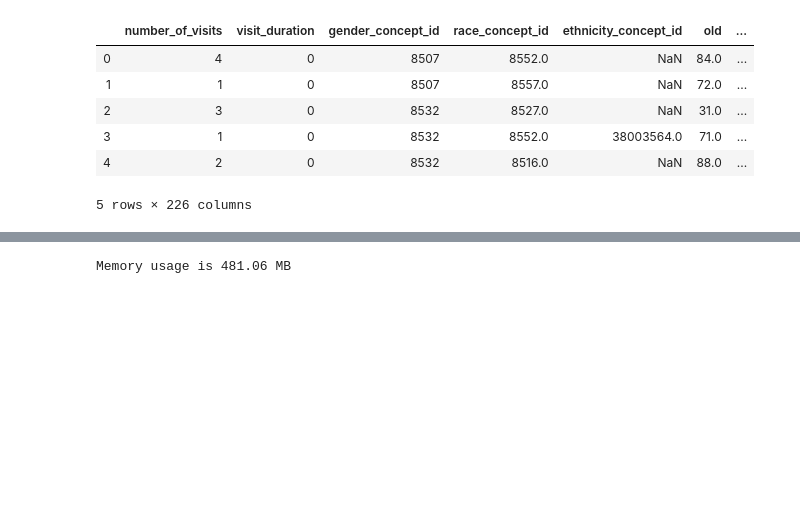
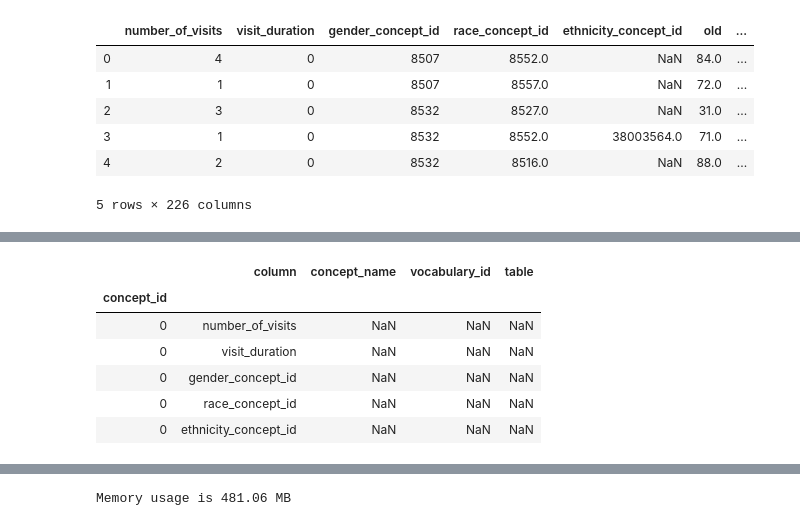
Before and after one commit to romirmoza/omop-cdm-postgresql, a Jupyter notebook: XGB_model_4.ipynb, the cells around one changed output, grey strips where cells are left out. Saved outputs shown, nothing was run; the diff lists cells and outputs as text; code cells hidden in the pictures; blank space fills up the shorter version.

```diff
--- a/XGB_model_4.ipynb
+++ b/XGB_model_4.ipynb
@@ -66,3 +66,9 @@ train.head()
 | 3 | 1 | 0 | 8532 | 8552.0 | 38003564.0 | 71.0 | ... |
 | 4 | 2 | 0 | 8532 | 8516.0 | NaN | 88.0 | ... |
 5 rows × 226 columns
+# %%
+cols = pd.DataFrame([[c.split('_')[-1] for c in train.columns],train.columns]).T
+cols.columns =['concept_id','column']
+cols.concept_id[0:15] = 0 # the first are strings
+cols.concept_id = cols.concept_id.astype(int)
+cols.iloc[10:17]
@@ -68,0 +94,11 @@ train.head()
+# %%
+col_concepts = cols.set_index('concept_id').join(all_concepts.set_index('concept_id'), how='left')
+col_concepts.head()
+# %% [output]
+|  | column | concept_name | vocabulary_id | table |
+| concept_id |  |  |  |  |
+| 0 | number_of_visits | NaN | NaN | NaN |
+| 0 | visit_duration | NaN | NaN | NaN |
+| 0 | gender_concept_id | NaN | NaN | NaN |
+| 0 | race_concept_id | NaN | NaN | NaN |
+| 0 | ethnicity_concept_id | NaN | NaN | NaN |
```
Also changed, not shown: parts of 9 cells of this notebook.
